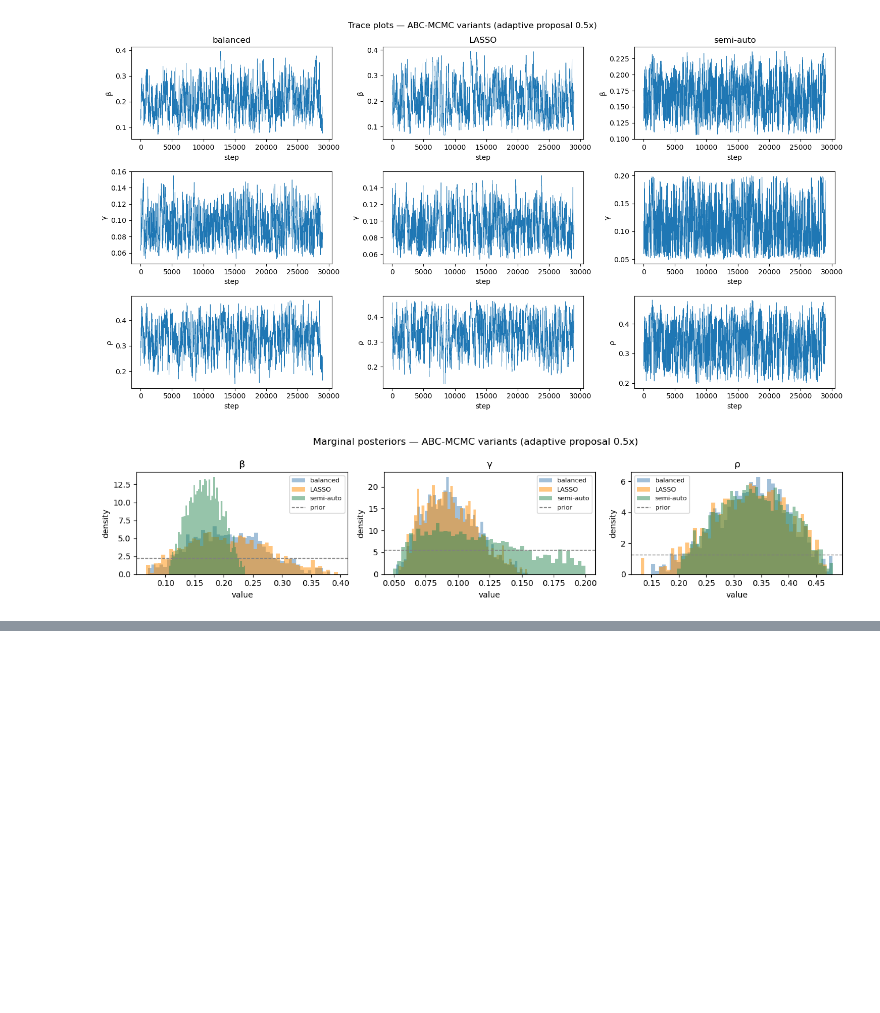
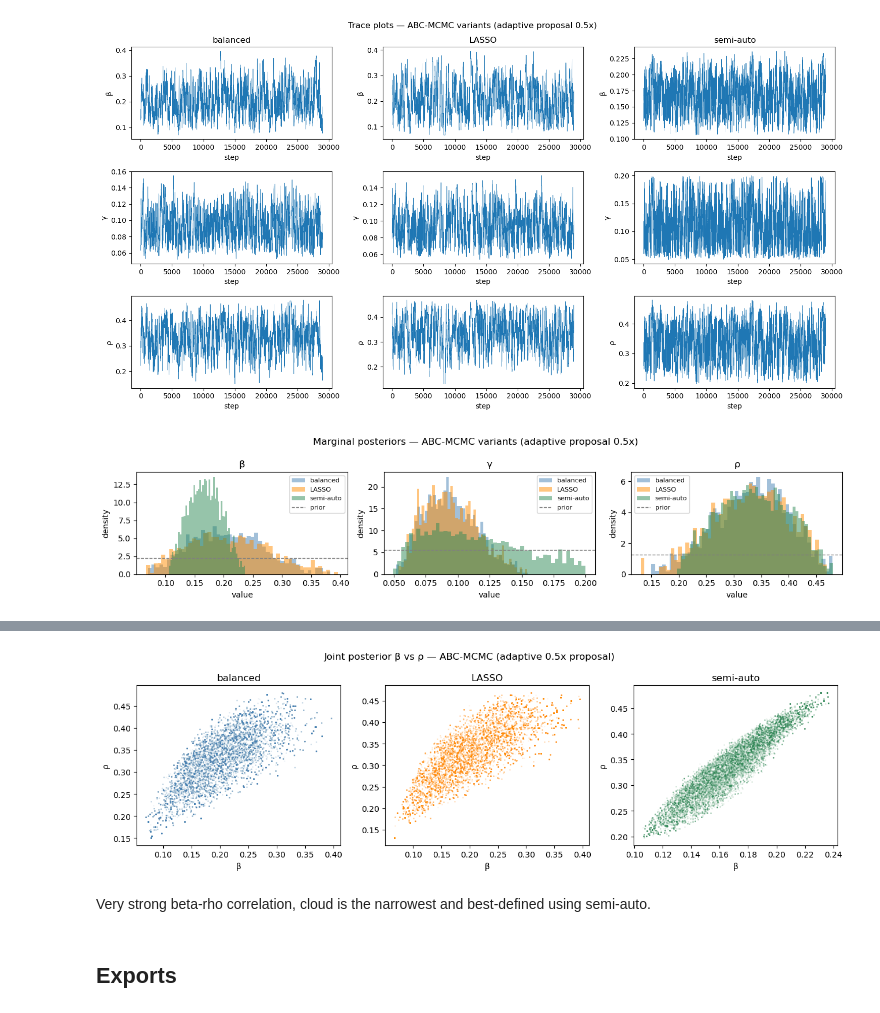
Before and after one commit to Florian-Dreyer/SimulationProject, a Jupyter notebook: notebooks/abc_mcmc.ipynb, the cells around one changed output, grey strips where cells are left out. Saved outputs shown, nothing was run; the diff lists cells and outputs as text; code cells hidden in the pictures; blank space fills up the shorter version.

```diff
--- a/notebooks/abc_mcmc.ipynb
+++ b/notebooks/abc_mcmc.ipynb
@@ -619 +769,20 @@ plt.show()
+# %%
+# ── Joint posterior β vs ρ (0.5x) ────────────────────
+fig, axes = plt.subplots(1, 3, figsize=(13, 4))
+for ax, (name, chain) in zip(axes, chains_best.items()):
+    ax.scatter(chain[burn_in:, 0], chain[burn_in:, 2],
+               alpha=0.05, s=1, color=colors[name])
+    ax.set_xlabel("β")
+    ax.set_ylabel("ρ")
+    ax.set_title(name)
+plt.suptitle("Joint posterior β vs ρ — ABC-MCMC (adaptive 0.5x proposal)")
+plt.tight_layout()
+plt.savefig(ROOT / "figures" / "mcmc_joint_beta_rho.png", dpi=150, bbox_inches="tight")
+plt.show()
+# %% [output]
+[figure, added]
+# %% [markdown]
+Very strong beta-rho correlation, cloud is the narrowest and best-defined using semi-auto.
+# %% [markdown]
+## Exports
 # %%
```
Also changed, not shown: parts of 14 cells of this notebook, 12 other files.
